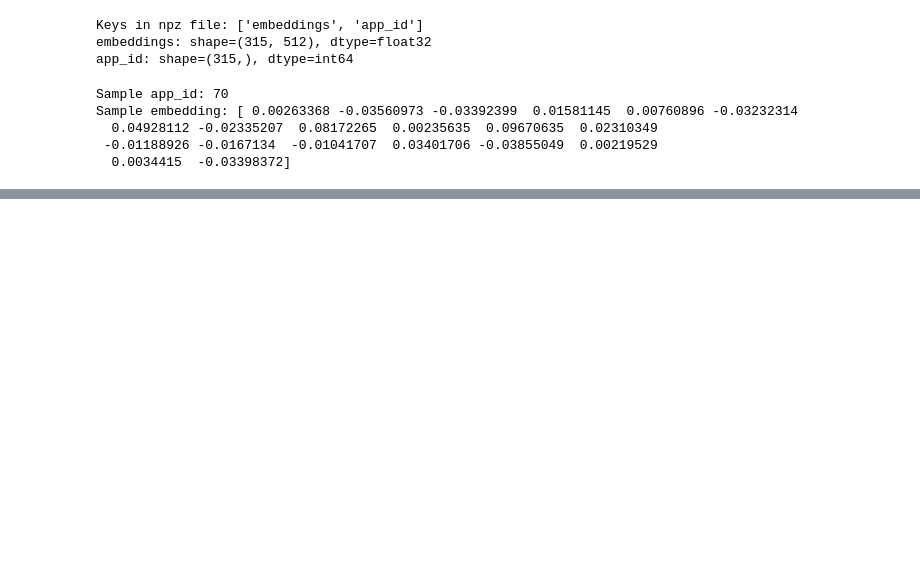
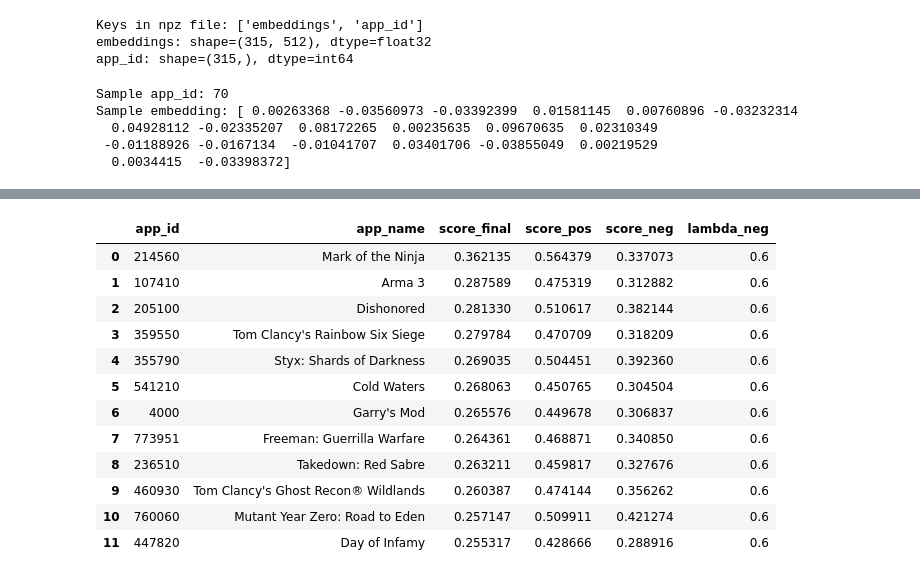
Before and after one commit to rreuther8/steam-review-ml, a Jupyter notebook: notebooks/models/query_embeddings/recs_003_query_retrieve.ipynb, the cells around one changed output, grey strips where cells are left out. Saved outputs shown, nothing was run; the diff lists cells and outputs as text; code cells hidden in the pictures; blank space fills up the shorter version.

```diff
--- a/notebooks/models/query_embeddings/recs_003_query_retrieve.ipynb
+++ b/notebooks/models/query_embeddings/recs_003_query_retrieve.ipynb
@@ -376,0 +611,51 @@ for q in MY_CIV_6_REVIEW:
+# %%
+def rank_with_negative_penalty(
+    positive_query: str,
+    negative_query: str,
+    k: int = 10,
+    lambda_neg: float = 0.5,
+) -> pd.DataFrame:
+    """Text-only ranking with explicit negative-intent penalty.
+
+    score = sim(q_pos, game) - lambda_neg * sim(q_neg, game)
+    where sim is cosine (dot product on normalized vectors).
+    """
+    q_pos = embed_query(positive_query)
+    q_neg = embed_query(negative_query)
+
+    pos_scores = X @ q_pos
+    neg_scores = X @ q_neg
+    final_scores = pos_scores - float(lambda_neg) * neg_scores
+
+    n = len(final_scores)
+    k_eff = min(k, n)
+    part = np.argpartition(-final_scores, k_eff - 1)[:k_eff]
+    order = part[np.argsort(-final_scores[part])]
+
+    out = idx_df.iloc[order].copy()
+    out["score_final"] = final_scores[order]
+    out["score_pos"] = pos_scores[order]
+    out["score_neg"] = neg_scores[order]
+    out["lambda_neg"] = float(lambda_neg)
+    return out.reset_index(drop=True)
+
+
+# Example: serious tactical sandbox wanted; grind/bloat disliked.
+POS_Q = "Serious tactical sandbox gameplay with creative problem solving and strong stealth systems"
+NEG_Q = "Grindy repetitive gameplay, bloated pacing, too long, filler content"
+
+display(rank_with_negative_penalty(POS_Q, NEG_Q, k=12, lambda_neg=0.6))
+# %% [output]
+|  | app_id | app_name | score_final | score_pos | score_neg | lambda_neg |
+| 0 | 214560 | Mark of the Ninja | 0.362135 | 0.564379 | 0.337073 | 0.6 |
+| 1 | 107410 | Arma 3 | 0.287589 | 0.475319 | 0.312882 | 0.6 |
+| 2 | 205100 | Dishonored | 0.281330 | 0.510617 | 0.382144 | 0.6 |
+| 3 | 359550 | Tom Clancy's Rainbow Six Siege | 0.279784 | 0.470709 | 0.318209 | 0.6 |
+| 4 | 355790 | Styx: Shards of Darkness | 0.269035 | 0.504451 | 0.392360 | 0.6 |
+| 5 | 541210 | Cold Waters | 0.268063 | 0.450765 | 0.304504 | 0.6 |
+| 6 | 4000 | Garry's Mod | 0.265576 | 0.449678 | 0.306837 | 0.6 |
+| 7 | 773951 | Freeman: Guerrilla Warfare | 0.264361 | 0.468871 | 0.340850 | 0.6 |
+| 8 | 236510 | Takedown: Red Sabre | 0.263211 | 0.459817 | 0.327676 | 0.6 |
+| 9 | 460930 | Tom Clancy's Ghost Recon® Wildlands | 0.260387 | 0.474144 | 0.356262 | 0.6 |
+| 10 | 760060 | Mutant Year Zero: Road to Eden | 0.257147 | 0.509911 | 0.421274 | 0.6 |
+| 11 | 447820 | Day of Infamy | 0.255317 | 0.428666 | 0.288916 | 0.6 |
```
Also changed, not shown: parts of 19 cells of this notebook, 6 other files.
